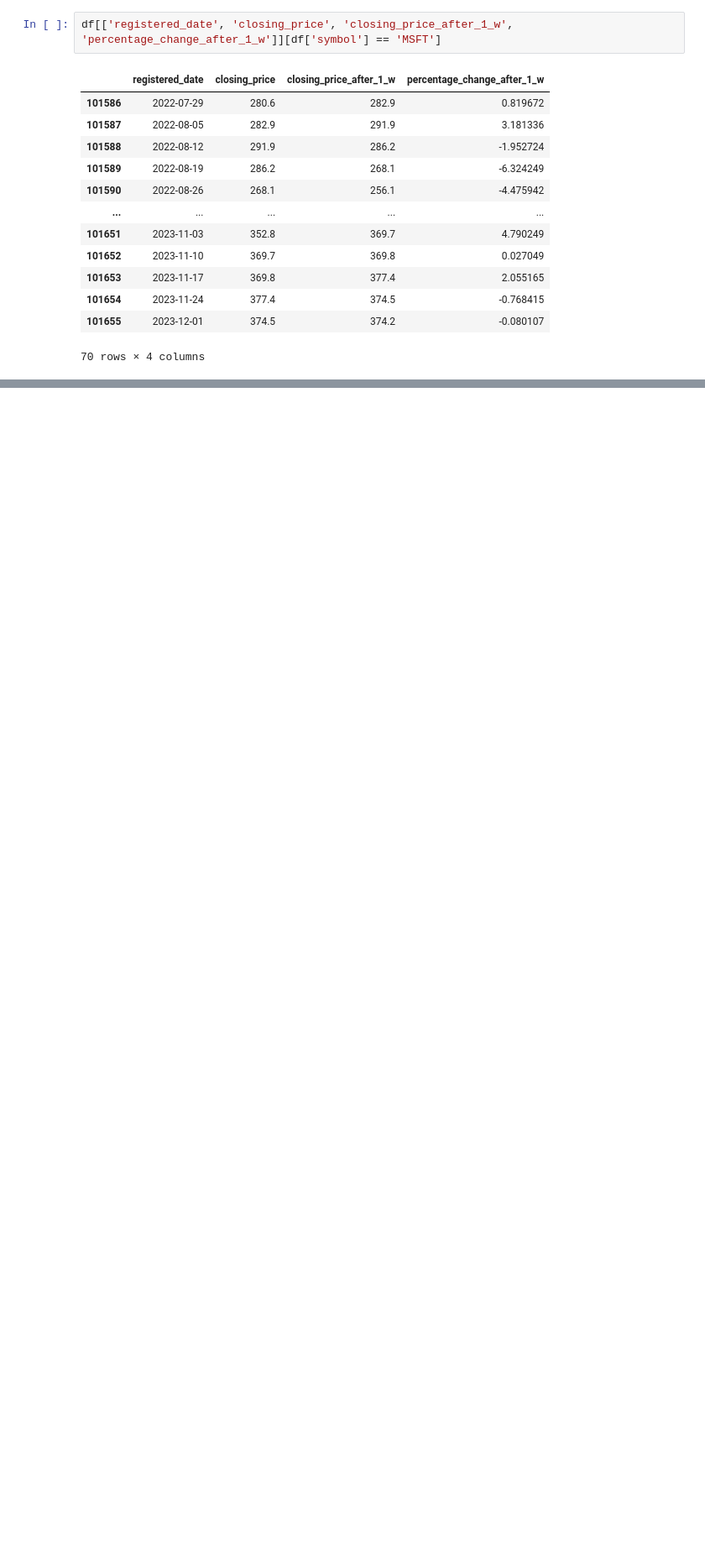
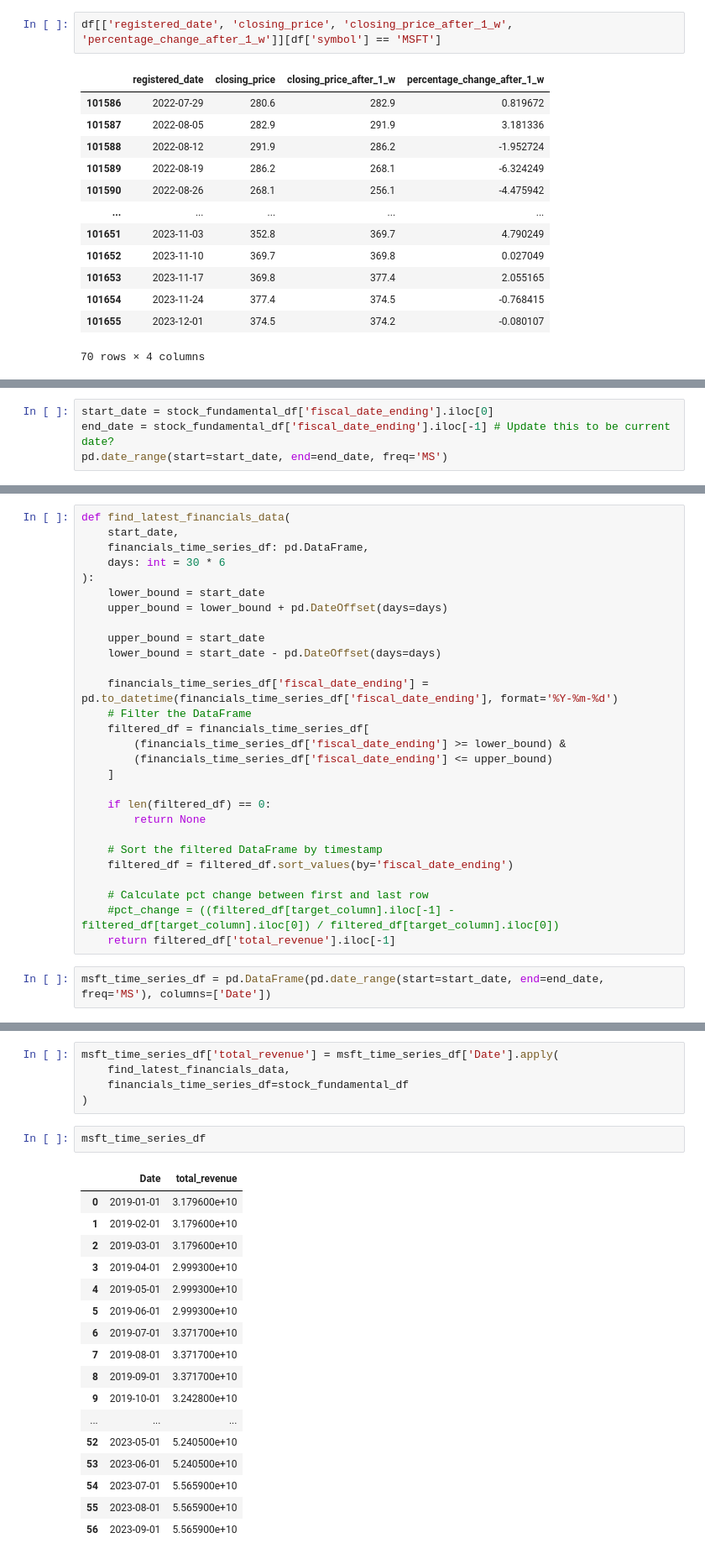
Before and after one commit to OrestisStefanou/InvestorAPI, a Jupyter notebook: Untitled.ipynb, the cells around one changed output, grey strips where cells are left out. Shown at 84% size. Saved outputs shown, nothing was run; the diff lists cells and outputs as text; blank space fills up the shorter version.

```diff
--- a/Untitled.ipynb
+++ b/Untitled.ipynb
@@ -44,0 +171,4 @@ df[['registered_date', 'closing_price', 'closing_price_after_1_w', 'percentage_c
+# %%
+start_date = stock_fundamental_df['fiscal_date_ending'].iloc[0]
+end_date = stock_fundamental_df['fiscal_date_ending'].iloc[-1] # Update this to be current date?
+pd.date_range(start=start_date, end=end_date, freq='MS')
@@ -44,0 +212,30 @@ df[['registered_date', 'closing_price', 'closing_price_after_1_w', 'percentage_c
+# %%
+def find_latest_financials_data(
+    start_date,
+    financials_time_series_df: pd.DataFrame,
+    days: int = 30 * 6
+):
+    lower_bound = start_date
+    upper_bound = lower_bound + pd.DateOffset(days=days)
+
+    upper_bound = start_date
+    lower_bound = start_date - pd.DateOffset(days=days)
+
+    financials_time_series_df['fiscal_date_ending'] = pd.to_datetime(financials_time_series_df['fiscal_date_ending'], format='%Y-%m-%d')
+    # Filter the DataFrame
+    filtered_df = financials_time_series_df[
+        (financials_time_series_df['fiscal_date_ending'] >= lower_bound) &
+        (financials_time_series_df['fiscal_date_ending'] <= upper_bound)
+    ]
+
+    if len(filtered_df) == 0:
+        return None
+
+    # Sort the filtered DataFrame by timestamp
+    filtered_df = filtered_df.sort_values(by='fiscal_date_ending')
+
+    # Calculate pct change between first and last row
+    #pct_change = ((filtered_df[target_column].iloc[-1] - filtered_df[target_column].iloc[0]) / filtered_df[target_column].iloc[0])
+    return filtered_df['total_revenue'].iloc[-1]
+# %%
+msft_time_series_df = pd.DataFrame(pd.date_range(start=start_date, end=end_date, freq='MS'), columns=['Date'])
@@ -44,0 +247,25 @@ df[['registered_date', 'closing_price', 'closing_price_after_1_w', 'percentage_c
+# %%
+msft_time_series_df['total_revenue'] = msft_time_series_df['Date'].apply(
+    find_latest_financials_data,
+    financials_time_series_df=stock_fundamental_df
+)
+# %%
+msft_time_series_df
+# %% [output]
+|  | Date | total_revenue |
+| 0 | 2019-01-01 | 3.179600e+10 |
+| 1 | 2019-02-01 | 3.179600e+10 |
+| 2 | 2019-03-01 | 3.179600e+10 |
+| 3 | 2019-04-01 | 2.999300e+10 |
+| 4 | 2019-05-01 | 2.999300e+10 |
+| 5 | 2019-06-01 | 2.999300e+10 |
+| 6 | 2019-07-01 | 3.371700e+10 |
+| 7 | 2019-08-01 | 3.371700e+10 |
+| 8 | 2019-09-01 | 3.371700e+10 |
+| 9 | 2019-10-01 | 3.242800e+10 |
+| ... | ... | ... |
+| 52 | 2023-05-01 | 5.240500e+10 |
+| 53 | 2023-06-01 | 5.240500e+10 |
+| 54 | 2023-07-01 | 5.565900e+10 |
+| 55 | 2023-08-01 | 5.565900e+10 |
+| 56 | 2023-09-01 | 5.565900e+10 |
```
Also changed, not shown: parts of 16 cells of this notebook.
